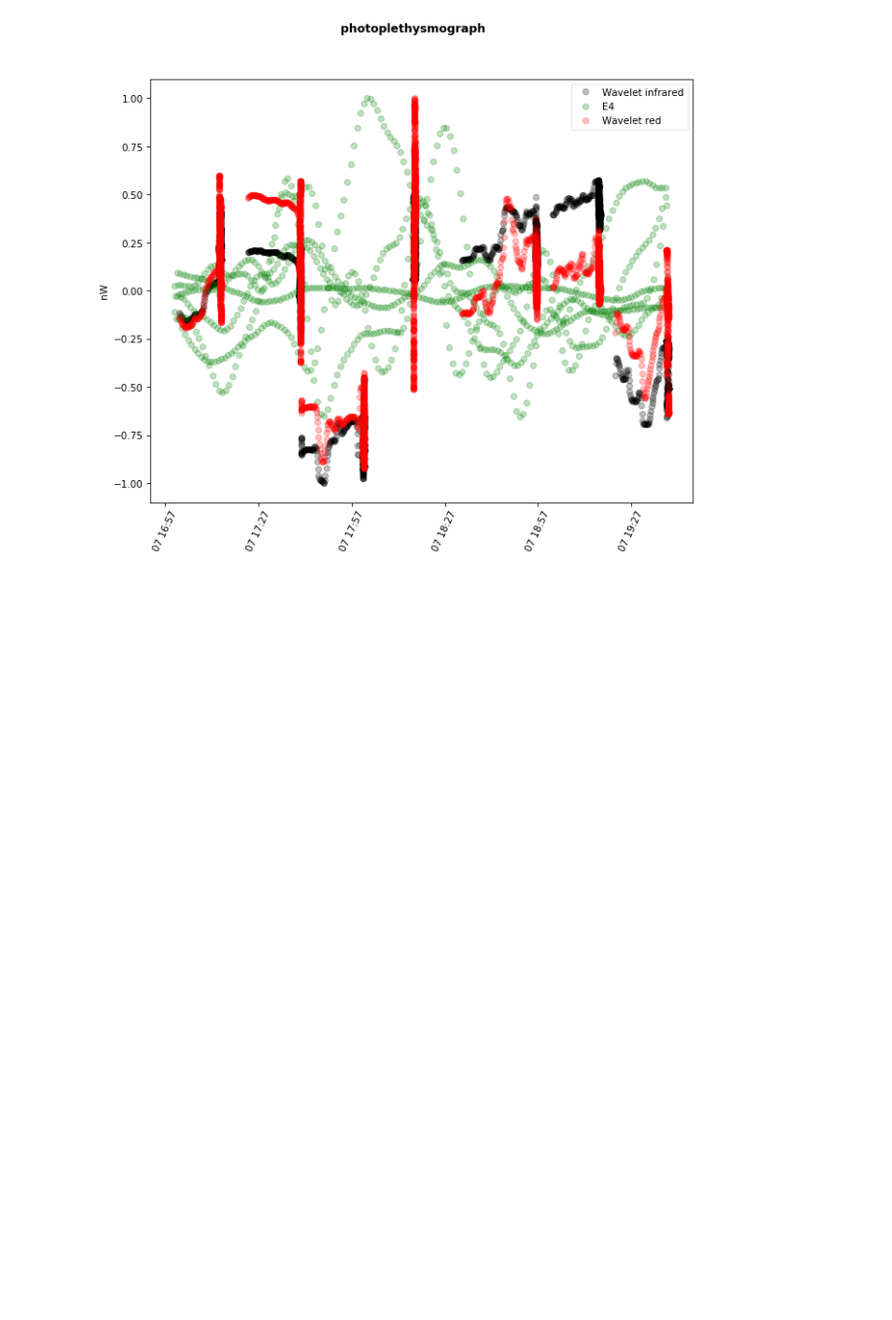
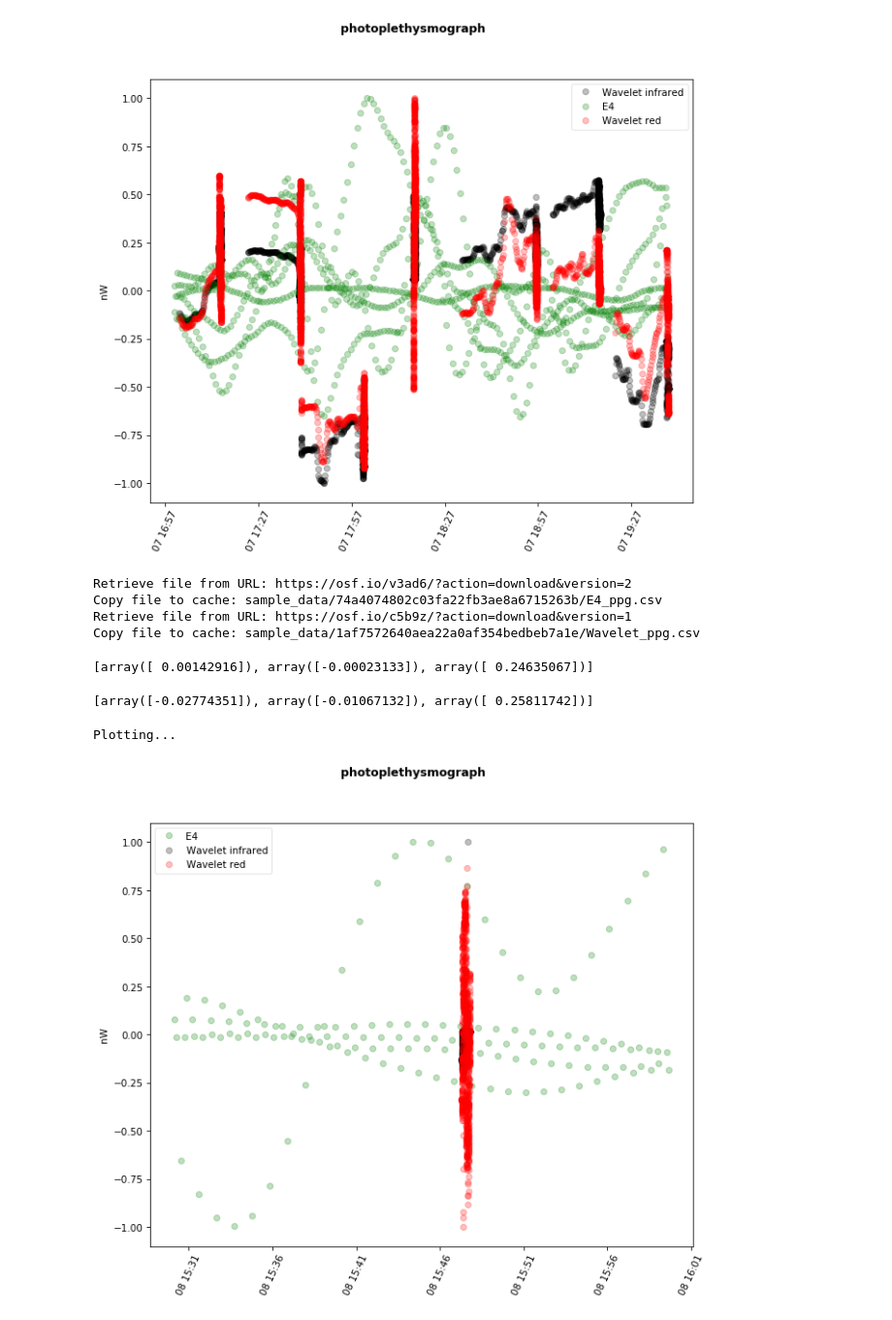
Before and after one commit to ChildMindInstitute/Healthy-Brain-Network-wearable-evaluation, a Jupyter notebook: ppg.ipynb, the cells around one changed output. Shown: that part at 97% size. Drawn from its saved outputs; the diff is of its cells as text; code cells hidden in the pictures; blank space fills up the shorter version.

```diff
--- a/ppg.ipynb
+++ b/ppg.ipynb
@@ -88,3 +88,36 @@ linechart(demean_and_normalize(shifted_df), line=False)
 # %% [output]
 Plotting...
 [figure]
+# %%
+df = df_devices(['E4', 'Wavelet'], 'ppg', datetime(2017, 4, 8, 15, 30), datetime(2017, 4, 8, 16), ppg_hashes)
+[xcorr(df['nW'].values, df['infrared'].values), xcorr(df['nW'].values, df['red'].values),
+ xcorr(df['infrared'].values, df['red'].values)]
+# %% [output]
+Retrieve file from URL: https://osf.io/v3ad6/?action=download&version=2
+Copy file to cache: sample_data/74a4074802c03fa22fb3ae8a6715263b/E4_ppg.csv
+Retrieve file from URL: https://osf.io/c5b9z/?action=download&version=1
+Copy file to cache: sample_data/1af7572640aea22a0af354bedbeb7a1e/Wavelet_ppg.csv
+[array([ 0.00142916]), array([-0.00023133]), array([ 0.24635067])]
+# %%
+Evalues = df['nW'].values
+WIvalues = df['infrared'].values
+WRvalues = df['red'].values
+
+shiftWIWR = len(WIvalues) - np.argmax(np.correlate(np.nan_to_num(WIvalues), np.nan_to_num(WRvalues), mode='full'))
+shiftEWI = len(WIvalues) - np.argmax(np.correlate(np.nan_to_num(WIvalues), np.nan_to_num(Evalues), mode='full'))
+shiftEWR = len(WRvalues) - np.argmax(np.correlate(np.nan_to_num(WRvalues), np.nan_to_num(Evalues), mode='full'))
+shiftEW = np.int(np.nanmean([shiftEWI, shiftEWR]))
+shift_EW = np.abs(shiftEW)
+Evalues_shifted = Evalues[:Evalues.shape[0]-shift_EW]
+WIvalues_shifted = WIvalues[shift_EW:WIvalues.shape[0]]
+WRvalues_shifted = WRvalues[shift_EW:WRvalues.shape[0]]
+[np.shape(Evalues_shifted), np.shape(WIvalues_shifted), np.shape(WRvalues_shifted)]
+[xcorr(Evalues_shifted, WIvalues_shifted), xcorr(Evalues_shifted, WRvalues_shifted),
+ xcorr(WIvalues_shifted, WRvalues_shifted)]
+# %% [output]
+[array([-0.02774351]), array([-0.01067132]), array([ 0.25811742])]
+# %%
+linechart(demean_and_normalize(df), line=False)
+# %% [output]
+Plotting...
+[figure, added]
```
Also changed, not shown: parts of 2 cells of this notebook, 2 other files.
